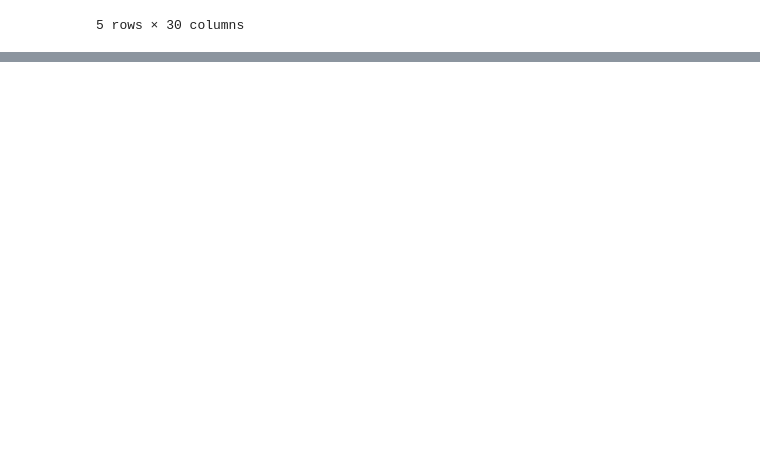
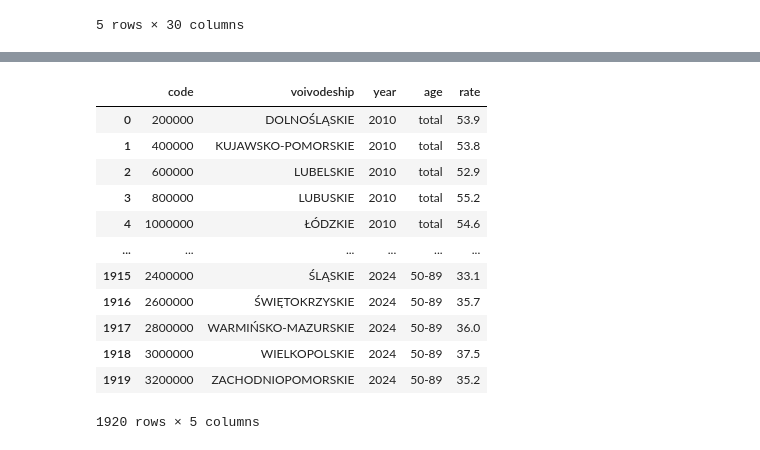
Before and after one commit to harrisonluff/Group_Project_Y3, a Jupyter notebook: notebooks/cleaning/03_01_cleaning_population.ipynb, the cells around one changed output, grey strips where cells are left out. Saved outputs shown, nothing was run; the diff lists cells and outputs as text; code cells hidden in the pictures; blank space fills up the shorter version.

Commit message:
Imported datasets and cleaned (p4108, p4113, p4292)

```diff
--- a/notebooks/cleaning/03_01_cleaning_population.ipynb
+++ b/notebooks/cleaning/03_01_cleaning_population.ipynb
@@ -270,0 +275,3 @@ out.to_csv(repo_root / "cleaned/03_01_outcome_data/nc_activity_table.csv")
+# %%
+p4108 = pd.read_csv(repo_root / "raw/03_01_population_data/03_01_lfs_vo_activity_rate_p4108.csv", delimiter=";")
+p4108.head()
@@ -270,0 +286,44 @@ out.to_csv(repo_root / "cleaned/03_01_outcome_data/nc_activity_table.csv")
+# %%
+df = p4108.copy()
+
+# Drop unnamed column
+df.drop("Unnamed: 122", axis=1, inplace=True)
+
+# Melt to long format
+id_cols = ["Code", "Name"]
+long = df.melt(
+    id_vars=id_cols,
+    var_name="measure",
+    value_name="rate"
+)
+# long
+
+# Split measure into parts
+parts = long["measure"].str.split(";", expand=True)
+long["age"] = parts[0].str.strip()
+# long["residence"] = parts[1].str.strip()
+# long["measure"] = parts[2].str.strip()
+long["year"] = pd.to_numeric(parts[3]).astype("Int64")
+# long
+
+out = long.rename(
+        columns={"Code": "code", "Name": "voivodeship"}
+    ).loc[:, ["code", "voivodeship", "year", "age", "rate"]]
+
+out.to_csv(repo_root / "cleaned/03_01_outcome_data/lfs_vo_activity_rate_p4108.csv")
+
+out
+# %% [output]
+|  | code | voivodeship | year | age | rate |
+| 0 | 200000 | DOLNOŚLĄSKIE | 2010 | total | 53.9 |
+| 1 | 400000 | KUJAWSKO-POMORSKIE | 2010 | total | 53.8 |
+| 2 | 600000 | LUBELSKIE | 2010 | total | 52.9 |
+| 3 | 800000 | LUBUSKIE | 2010 | total | 55.2 |
+| 4 | 1000000 | ŁÓDZKIE | 2010 | total | 54.6 |
+| ... | ... | ... | ... | ... | ... |
+| 1915 | 2400000 | ŚLĄSKIE | 2024 | 50-89 | 33.1 |
+| 1916 | 2600000 | ŚWIĘTOKRZYSKIE | 2024 | 50-89 | 35.7 |
+| 1917 | 2800000 | WARMIŃSKO-MAZURSKIE | 2024 | 50-89 | 36.0 |
+| 1918 | 3000000 | WIELKOPOLSKIE | 2024 | 50-89 | 37.5 |
+| 1919 | 3200000 | ZACHODNIOPOMORSKIE | 2024 | 50-89 | 35.2 |
+1920 rows × 5 columns
```
Also changed, not shown: parts of 4 cells of this notebook, 5 other files.
